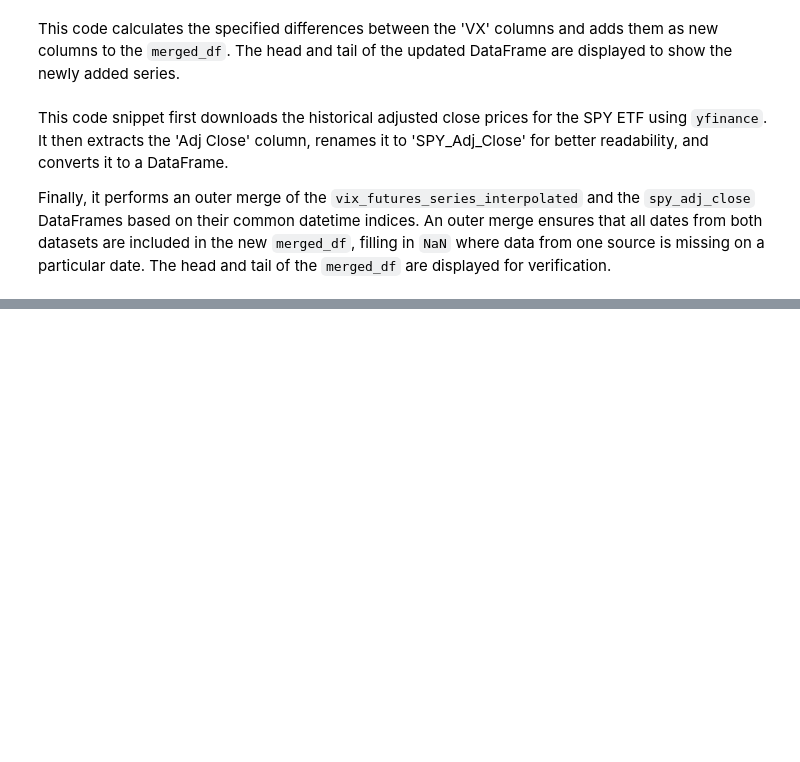
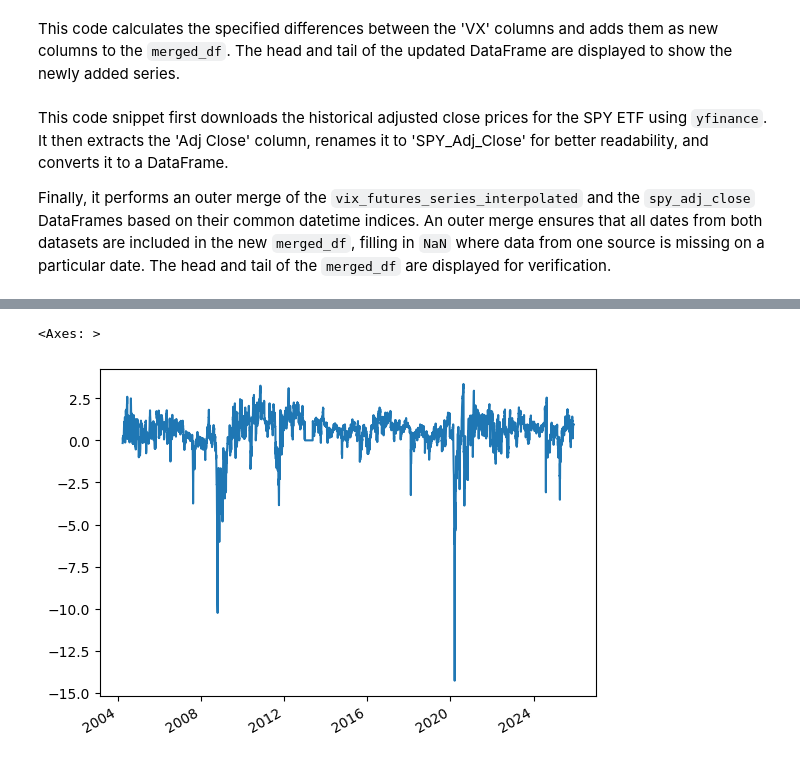
Before and after one commit to nikolas-joyce/VIX_Term_structure_Signals, a Jupyter notebook: VIX_term_structure_shift_Signals.ipynb, the cells around one changed output, grey strips where cells are left out. Drawn from its saved outputs; the diff is of its cells as text; code cells hidden in the pictures; blank space fills up the shorter version.

```diff
--- a/VIX_term_structure_shift_Signals.ipynb
+++ b/VIX_term_structure_shift_Signals.ipynb
@@ -643,0 +677,8 @@ Finally, it performs an outer merge of the `vix_futures_series_interpolated` and
+# %%
+# merged_df['VX1-VX0'].plot()
+merged_df['VX2-VX1'].plot()
+# merged_df['VX3-VX1'].plot()
+# merged_df['VX3-VX0'].plot()
+# %% [output]
+<Axes: >
+[figure, added]
```
Also changed, not shown: parts of 11 cells of this notebook.
